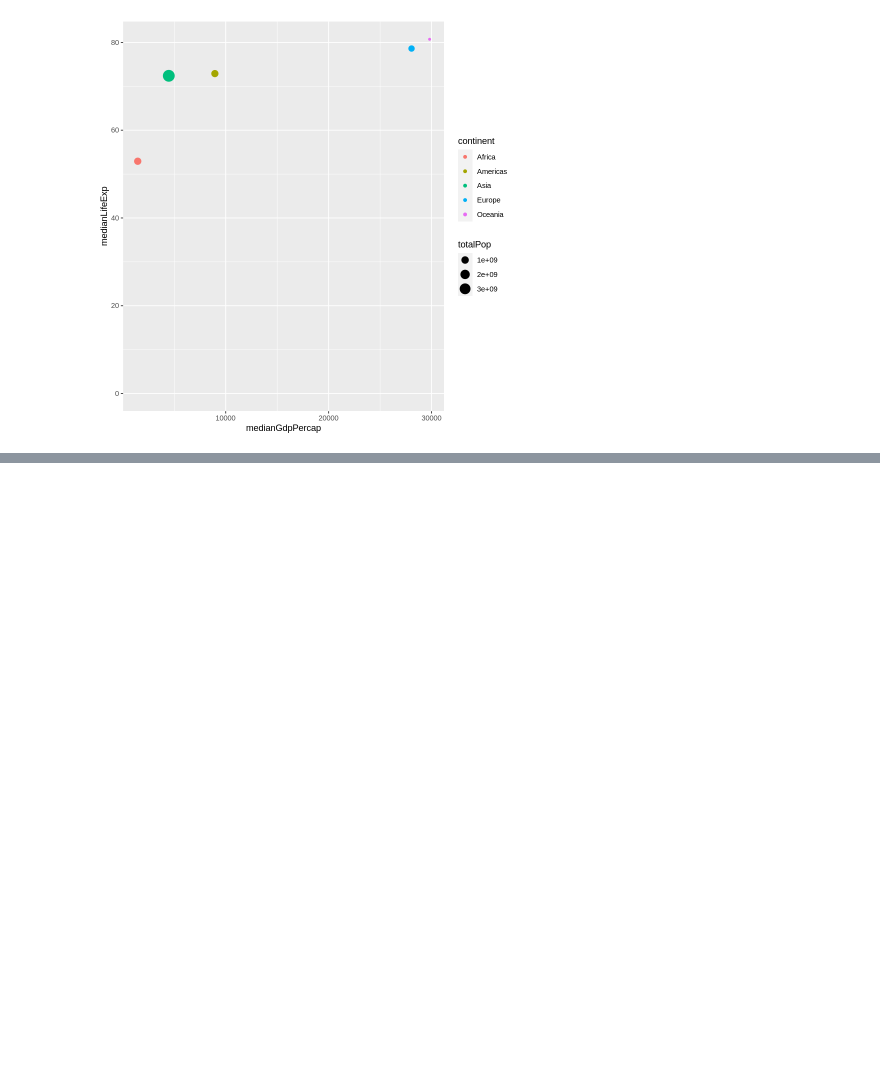
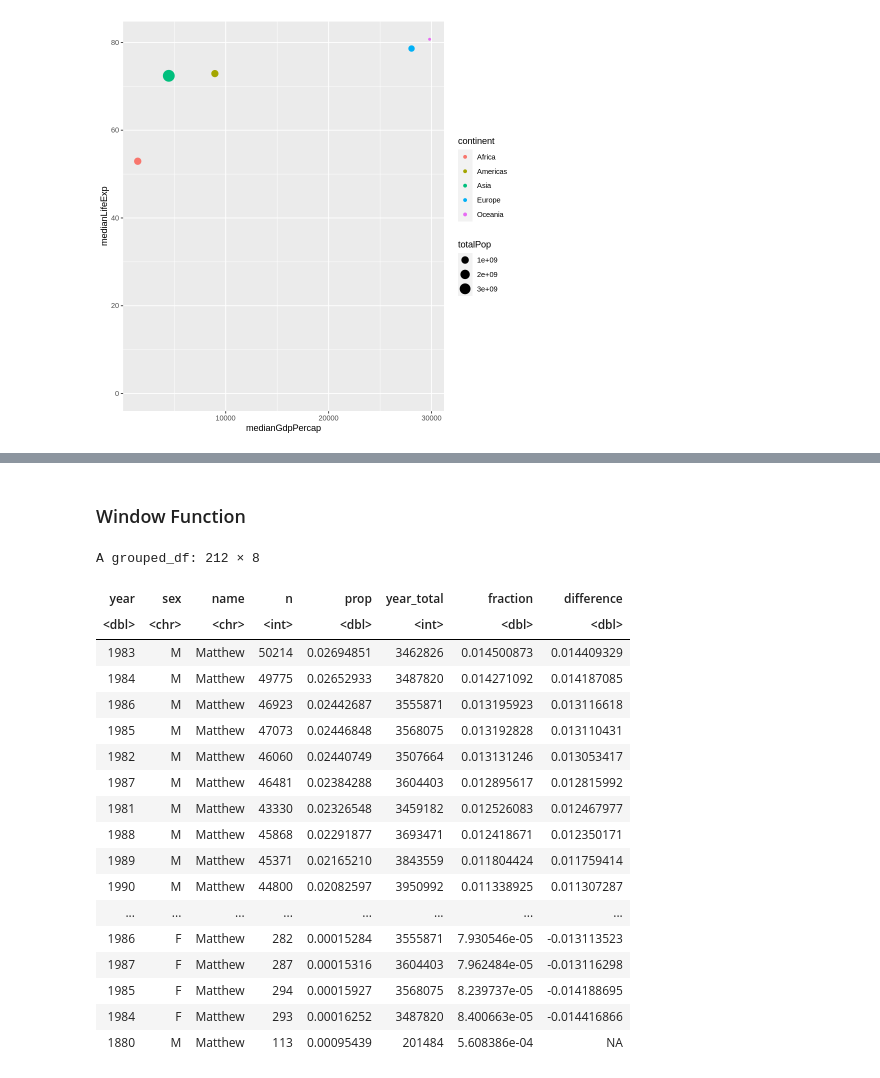
Before and after one commit to polaroidz/polaroidz, a Jupyter notebook: R_Handbook.ipynb, the cells around one changed output, grey strips where cells are left out. Cells and saved outputs as stored; diff of their text form; code cells hidden in the pictures; blank space fills up the shorter version.

```diff
--- a/R_Handbook.ipynb
+++ b/R_Handbook.ipynb
@@ -490,0 +580,37 @@ ggplot(by_continent_2007, aes(x = medianGdpPercap, y = medianLifeExp, color=cont
+# %% [markdown]
+### Window Function
+# %%
+babynames_fraction <- babynames %>%
+  group_by(year) %>%
+  mutate(year_total = sum(n)) %>%
+  ungroup() %>%
+  mutate(fraction = n / year_total)
+
+filtered_names <- babynames_fraction %>%
+  filter(name == "Matthew") %>%
+  arrange(year) %>%
+  mutate(difference = fraction - lag(fraction))
+
+filtered_names %>%
+  group_by(name) %>%
+  arrange(desc(difference))
+# %% [output]
+A grouped_df: 212 × 8
+| year | sex | name | n | prop | year_total | fraction | difference |
+| <dbl> | <chr> | <chr> | <int> | <dbl> | <int> | <dbl> | <dbl> |
+| 1983 | M | Matthew | 50214 | 0.02694851 | 3462826 | 0.014500873 | 0.014409329 |
+| 1984 | M | Matthew | 49775 | 0.02652933 | 3487820 | 0.014271092 | 0.014187085 |
+| 1986 | M | Matthew | 46923 | 0.02442687 | 3555871 | 0.013195923 | 0.013116618 |
+| 1985 | M | Matthew | 47073 | 0.02446848 | 3568075 | 0.013192828 | 0.013110431 |
+| 1982 | M | Matthew | 46060 | 0.02440749 | 3507664 | 0.013131246 | 0.013053417 |
+| 1987 | M | Matthew | 46481 | 0.02384288 | 3604403 | 0.012895617 | 0.012815992 |
+| 1981 | M | Matthew | 43330 | 0.02326548 | 3459182 | 0.012526083 | 0.012467977 |
+| 1988 | M | Matthew | 45868 | 0.02291877 | 3693471 | 0.012418671 | 0.012350171 |
+| 1989 | M | Matthew | 45371 | 0.02165210 | 3843559 | 0.011804424 | 0.011759414 |
+| 1990 | M | Matthew | 44800 | 0.02082597 | 3950992 | 0.011338925 | 0.011307287 |
+| ... | ... | ... | ... | ... | ... | ... | ... |
+| 1986 | F | Matthew | 282 | 0.00015284 | 3555871 | 7.930546e-05 | -0.013113523 |
+| 1987 | F | Matthew | 287 | 0.00015316 | 3604403 | 7.962484e-05 | -0.013116298 |
+| 1985 | F | Matthew | 294 | 0.00015927 | 3568075 | 8.239737e-05 | -0.014188695 |
+| 1984 | F | Matthew | 293 | 0.00016252 | 3487820 | 8.400663e-05 | -0.014416866 |
+| 1880 | M | Matthew | 113 | 0.00095439 | 201484 | 5.608386e-04 | NA |
```
Also changed, not shown: parts of 8 cells of this notebook.
